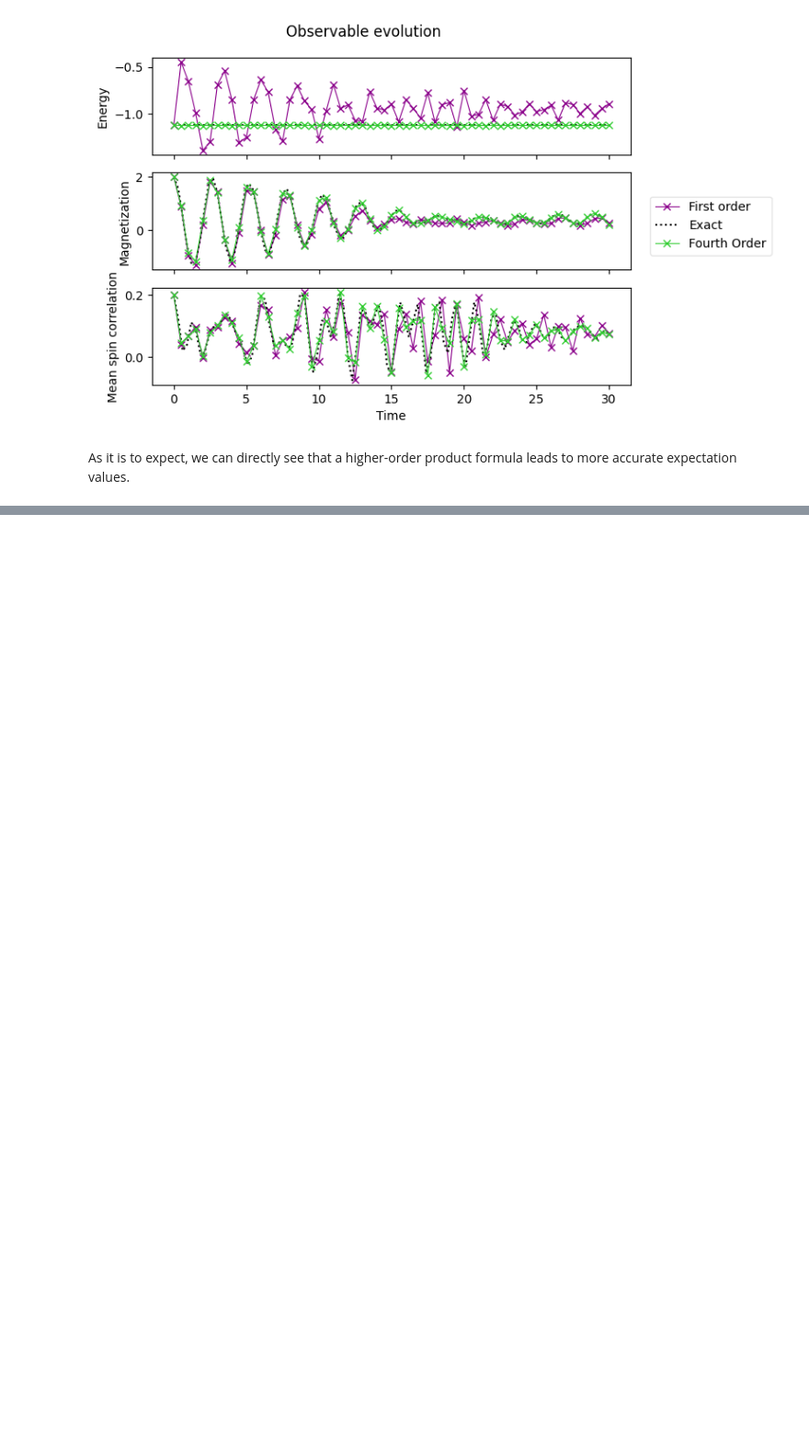
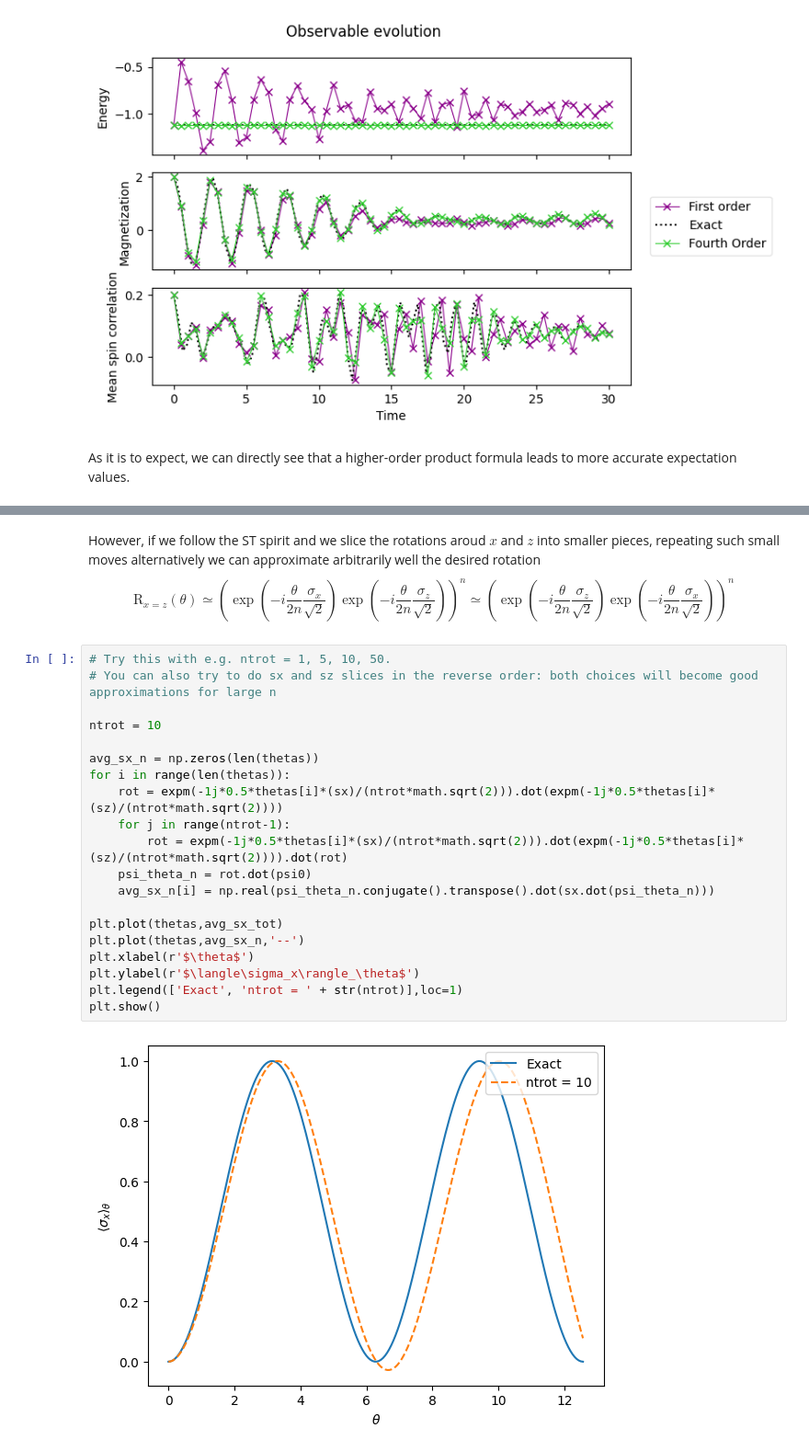
Before and after one commit to grossiM/LAB_Quantum_Computation24, a Jupyter notebook: Lezione2/Lecture_2_TimeEvolution.ipynb, the cells around one changed output, grey strips where cells are left out. Shown: that part at 92% size. Cells and saved outputs as stored; diff of their text form; blank space fills up the shorter version.

```diff
--- a/Lezione2/Lecture_2_TimeEvolution.ipynb
+++ b/Lezione2/Lecture_2_TimeEvolution.ipynb
@@ -663,0 +767,28 @@ As it is to expect, we can directly see that a higher-order product formula lead
+# %% [markdown]
+<p style='text-align: justify;'> However, if we follow the ST spirit and we slice the rotations aroud $x$ and $z$ into smaller pieces, repeating such small moves alternatively we can approximate arbitrarily well the desired rotation
+$$
+\mathrm{R}_{x=z}(\theta) \simeq \left(\exp\left(-i\frac{\theta}{2n}\frac{\sigma_x}{\sqrt{2}}\right)\exp\left(-i\frac{\theta}{2n}\frac{\sigma_z}{\sqrt{2}}\right)\right)^n \simeq \left(\exp\left(-i\frac{\theta}{2n}\frac{\sigma_z}{\sqrt{2}}\right)\exp\left(-i\frac{\theta}{2n}\frac{\sigma_x}{\sqrt{2}}\right)\right)^n
+$$
+</p>
+# %%
+# Try this with e.g. ntrot = 1, 5, 10, 50.
+# You can also try to do sx and sz slices in the reverse order: both choices will become good approximations for large n
+
+ntrot = 10
+
+avg_sx_n = np.zeros(len(thetas))
+for i in range(len(thetas)):
+    rot = expm(-1j*0.5*thetas[i]*(sx)/(ntrot*math.sqrt(2))).dot(expm(-1j*0.5*thetas[i]*(sz)/(ntrot*math.sqrt(2))))
+    for j in range(ntrot-1):
+        rot = expm(-1j*0.5*thetas[i]*(sx)/(ntrot*math.sqrt(2))).dot(expm(-1j*0.5*thetas[i]*(sz)/(ntrot*math.sqrt(2)))).dot(rot)
+    psi_theta_n = rot.dot(psi0)
+    avg_sx_n[i] = np.real(psi_theta_n.conjugate().transpose().dot(sx.dot(psi_theta_n)))
+
+plt.plot(thetas,avg_sx_tot)
+plt.plot(thetas,avg_sx_n,'--')
+plt.xlabel(r'$\theta$')
+plt.ylabel(r'$\langle\sigma_x\rangle_\theta$')
+plt.legend(['Exact', 'ntrot = ' + str(ntrot)],loc=1)
+plt.show()
+# %% [output]
+[figure, added]
```
Also changed, not shown: parts of 5 cells of this notebook, 1 other file.
